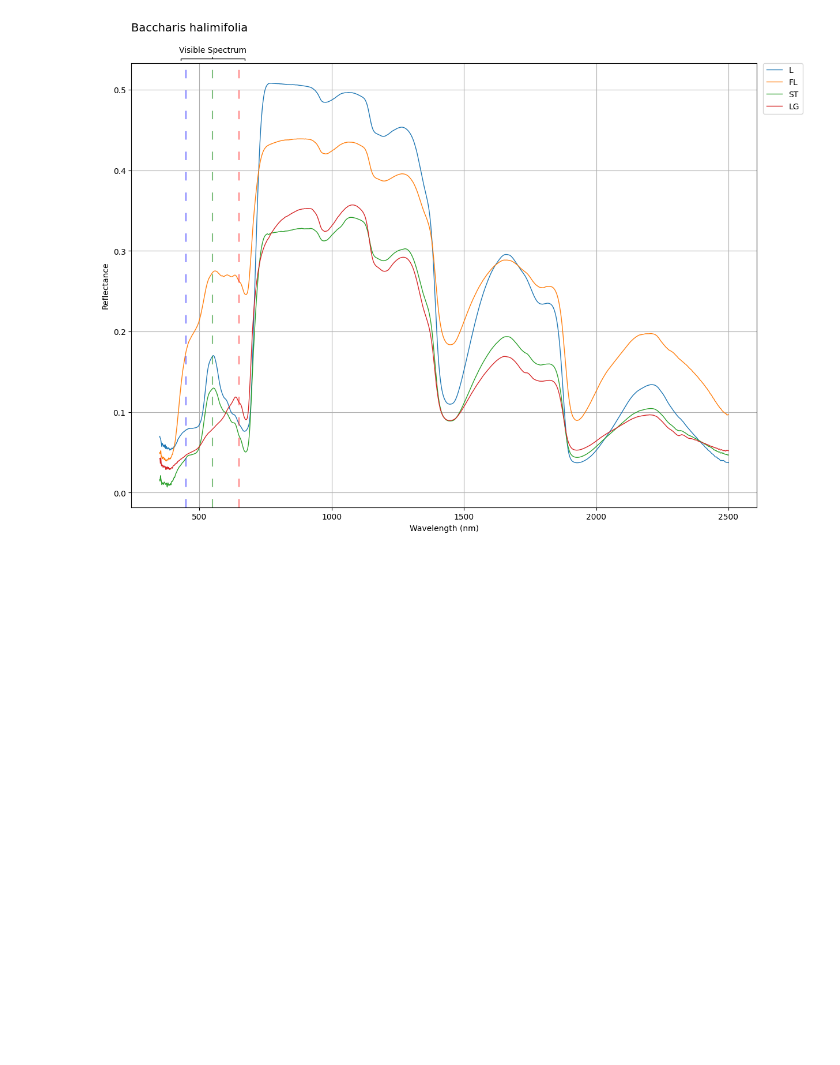
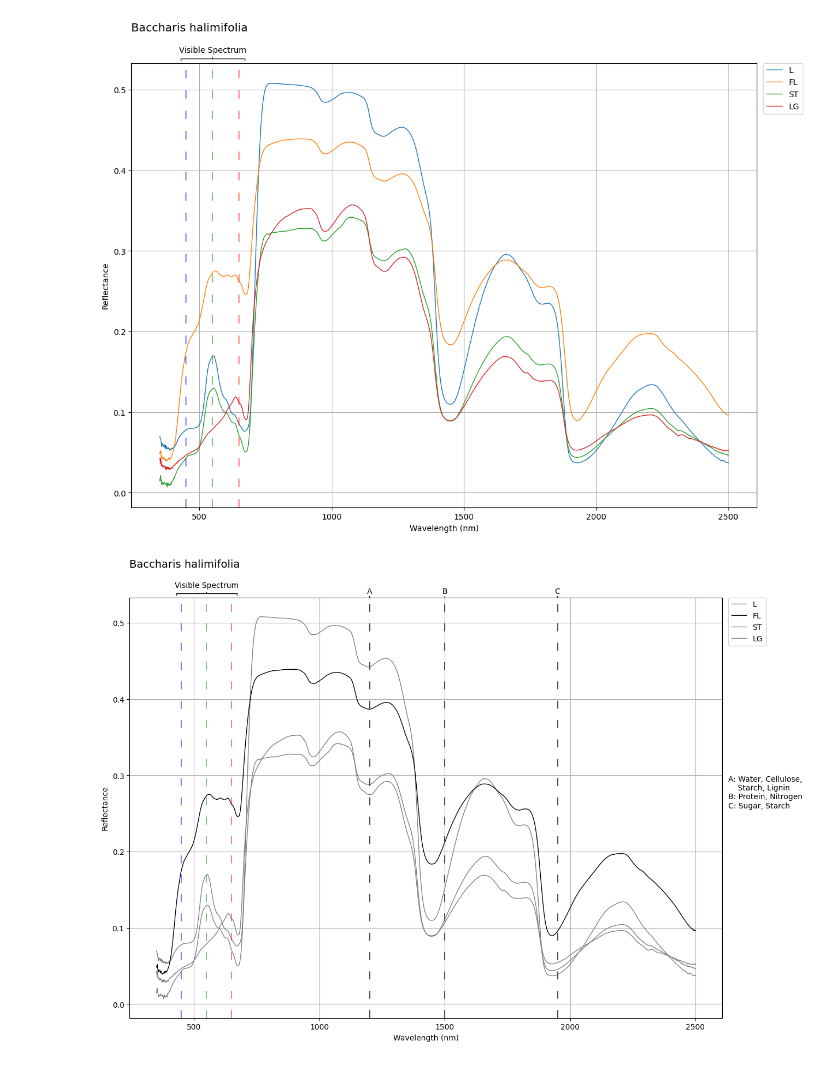
Before and after one commit to upwins/libMaker, a Jupyter notebook: plant_parts_ex.ipynb, the cells around one changed output. Saved outputs shown, nothing was run; the diff lists cells and outputs as text; code cells hidden in the pictures; blank space fills up the shorter version.

```diff
--- a/plant_parts_ex.ipynb
+++ b/plant_parts_ex.ipynb
@@ -52,3 +52,71 @@ plt.legend(bbox_to_anchor=(1.01, 1), loc='upper left', ncols=1, borderaxespad=0)
 plt.show()
 # %% [output]
 [figure]
+# %%
+import matplotlib.pyplot as plt
+import matplotlib.colors as mcolors
+
+def color_to_grayscale(color, cmap='gray'):
+    """Converts a color to grayscale using a specified colormap."""
+    cmap = plt.get_cmap(cmap)
+    rgba = mcolors.to_rgba(color)  # Convert color to RGBA if needed
+    print(rgba)
+    print(cmap(rgba))
+    return cmap(rgba[0])[0]  # Get the grayscale value from the colormap
+
+#print(color_to_grayscale('b'))
+
+plt.figure(figsize=(14,10))
+plt.grid(True)
+
+plt.plot(s1.measurement.index, s1.measurement, label='L', lw=1, color='0.5')
+plt.plot(s2.measurement.index, s2.measurement, label='FL', lw=1, color='k')
+plt.plot(s4.measurement.index, s4.measurement, label='ST', lw=1, color='0.5')
+plt.plot(s3.measurement.index, s3.measurement, label='LG', lw=1, color='0.5')
+
+plt.annotate('Visible Spectrum', xy=(0.13, 1.01), xytext=(0.13, 1.02), xycoords='axes fraction',
+    fontsize=10, ha='center', va='bottom',
+    arrowprops=dict(arrowstyle='-[, widthB=4.0, lengthB=0.2', lw=1.0, color='k'), annotation_clip=False)
+
+plt.axvline(x=450, color='b', linestyle=(0, (7, 10)), alpha=0.5)
+plt.axvline(x=550, color='g', linestyle=(0, (7, 10)), alpha=0.5)
+plt.axvline(x=650, color='r', linestyle=(0, (7, 10)), alpha=0.5)
+
+# Plot key wavelengths
+a_val = 1200
+b_val = 1500
+c_val = 1950
+
+plt.axvline(x=a_val, color='0.3', linestyle=(0, (7, 10)))
+plt.axvline(x=b_val, color='0.3', linestyle=(0, (7, 10)))
+plt.axvline(x=c_val, color='0.3', linestyle=(0, (7, 10)))
+
+plt.annotate('A', xy=(a_val, 1), xytext=(a_val - 10, 1.01), xycoords=('data', 'axes fraction'),
+            arrowprops=dict(facecolor='black', arrowstyle='-'))
+
+plt.annotate('B', xy=(b_val, 1), xytext=(b_val - 11, 1.01), xycoords=('data', 'axes fraction'),
+            arrowprops=dict(facecolor='black', arrowstyle='-'))
+
+plt.annotate('C', xy=(c_val, 1), xytext=(c_val - 12, 1.01), xycoords=('data', 'axes fraction'),
+            arrowprops=dict(facecolor='black', arrowstyle='-'))
+
+plt.xlabel('Wavelength (nm)')
+plt.ylabel('Reflectance')
+plt.title(f'Baccharis halimifolia', loc='left', pad=40, fontsize=14)
+#plt.legend(bbox_to_anchor=(0.0, -0.05), loc='upper left', ncols=3)
+legend = plt.legend(bbox_to_anchor=(1.01, 1), loc='upper left', ncols=1, borderaxespad=0)
+
+#plt.gcf().canvas.draw()
+#bbox = legend.get_bbox_to_anchor().transformed(plt.gca().transAxes.inverted())
+#print(bbox.x0, bbox.width, bbox.y0, bbox.height)
+
+plt.text(1.01, 0.5, 'A: Water, Cellulose,\n    Starch, Lignin\nB: Protein, Nitrogen\nC: Sugar, Starch', color='k', transform = plt.gca().transAxes)
+#        bbox=dict(facecolor='none', edgecolor='0.8', boxstyle='round'))
+
+#plt.text(bbox.x0, bbox.y0 - bbox.height, 'A: Water, Cellulose,\n    Starch, Lignin\nB: Protein, Nitrogen\nC: Sugar, Starch', color='k', transform=plt.gca().transAxes,
+#        bbox=dict(facecolor='none', edgecolor='0.8', boxstyle='round'))
+
+
+plt.show()
+# %% [output]
+[figure, added]
```
Also changed, not shown: 3 other files.
